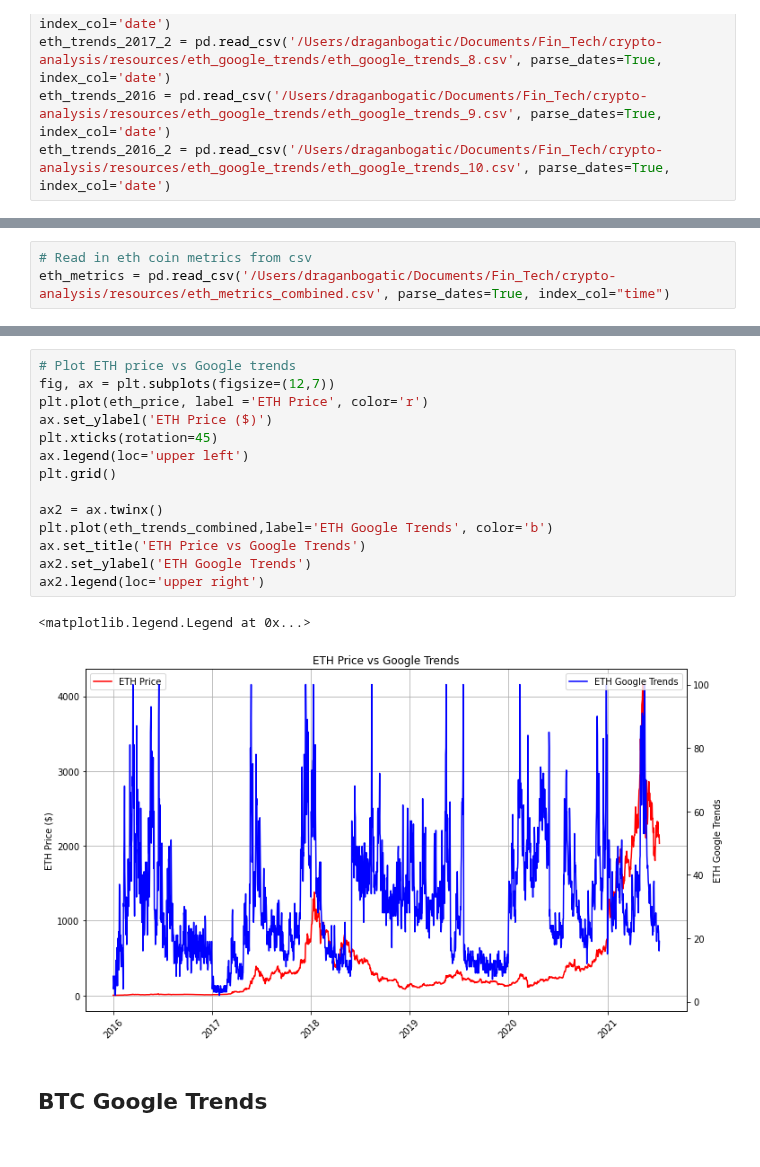
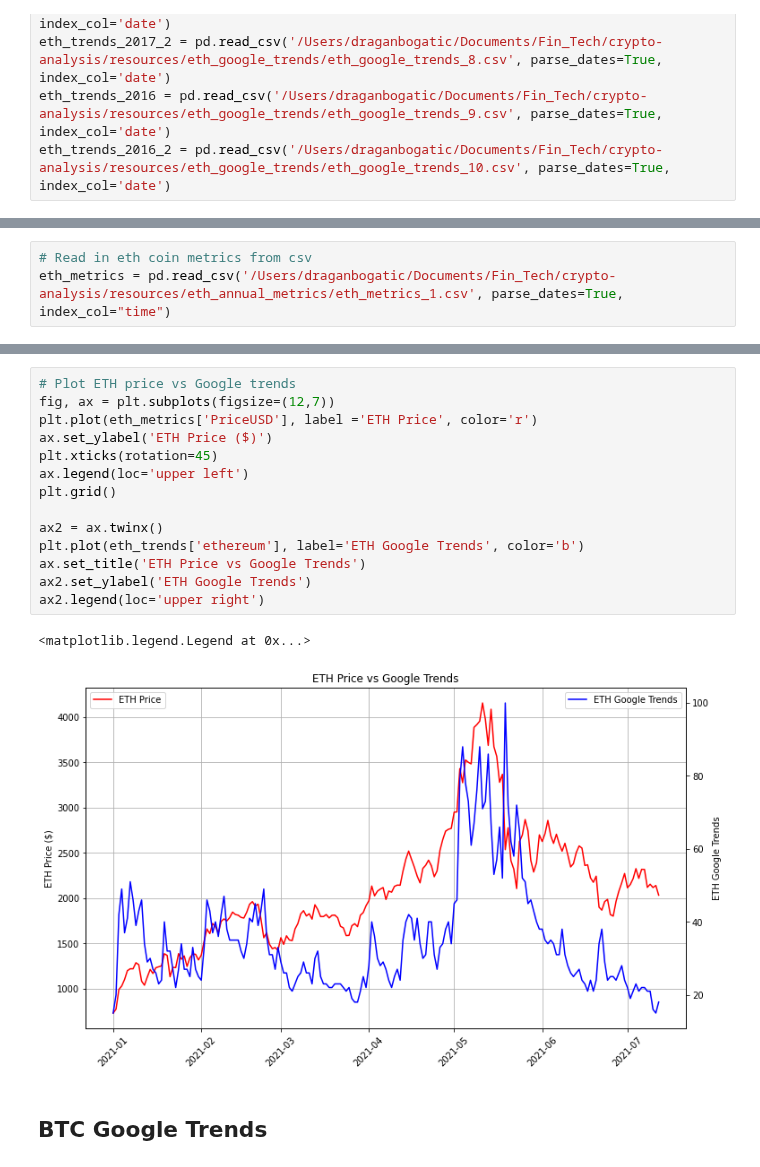
Before and after one commit to dbogatic/crypto-analysis, a Jupyter notebook: google_trends.ipynb, the cells around one changed output, grey strips where cells are left out. Saved outputs shown, nothing was run; the diff lists cells and outputs as text.

Commit message:
modified google trends timeframe

```diff
--- a/google_trends.ipynb
+++ b/google_trends.ipynb
@@ -62,6 +55,6 @@ eth_trends_combined
 # %%
 # Read in eth coin metrics from csv
-eth_metrics = pd.read_csv('/Users/draganbogatic/Documents/Fin_Tech/crypto-analysis/resources/eth_metrics_combined.csv', parse_dates=True, index_col="time")
+eth_metrics = pd.read_csv('/Users/draganbogatic/Documents/Fin_Tech/crypto-analysis/resources/eth_annual_metrics/eth_metrics_1.csv', parse_dates=True, index_col="time")
 # %%
 # Pull ETH prices from csv file
 eth_price = eth_metrics['PriceUSD']
@@ -77,20 +70,20 @@ Name: PriceUSD, dtype: float64
 # %%
 # Plot ETH price vs Google trends
 fig, ax = plt.subplots(figsize=(12,7))
-plt.plot(eth_price, label ='ETH Price', color='r')
+plt.plot(eth_metrics['PriceUSD'], label ='ETH Price', color='r')
 ax.set_ylabel('ETH Price ($)')
 plt.xticks(rotation=45)
 ax.legend(loc='upper left')
 plt.grid()
 
 ax2 = ax.twinx()
-plt.plot(eth_trends_combined,label='ETH Google Trends', color='b')
+plt.plot(eth_trends['ethereum'], label='ETH Google Trends', color='b')
 ax.set_title('ETH Price vs Google Trends')
 ax2.set_ylabel('ETH Google Trends')
 ax2.legend(loc='upper right')
 # %% [output]
 <matplotlib.legend.Legend at 0x...>
-[figure, old version]
+[figure, new version]
 # %% [markdown]
 ## BTC Google Trends
 # %%
```
Also changed, not shown: parts of 6 cells of this notebook, 8 other files.
